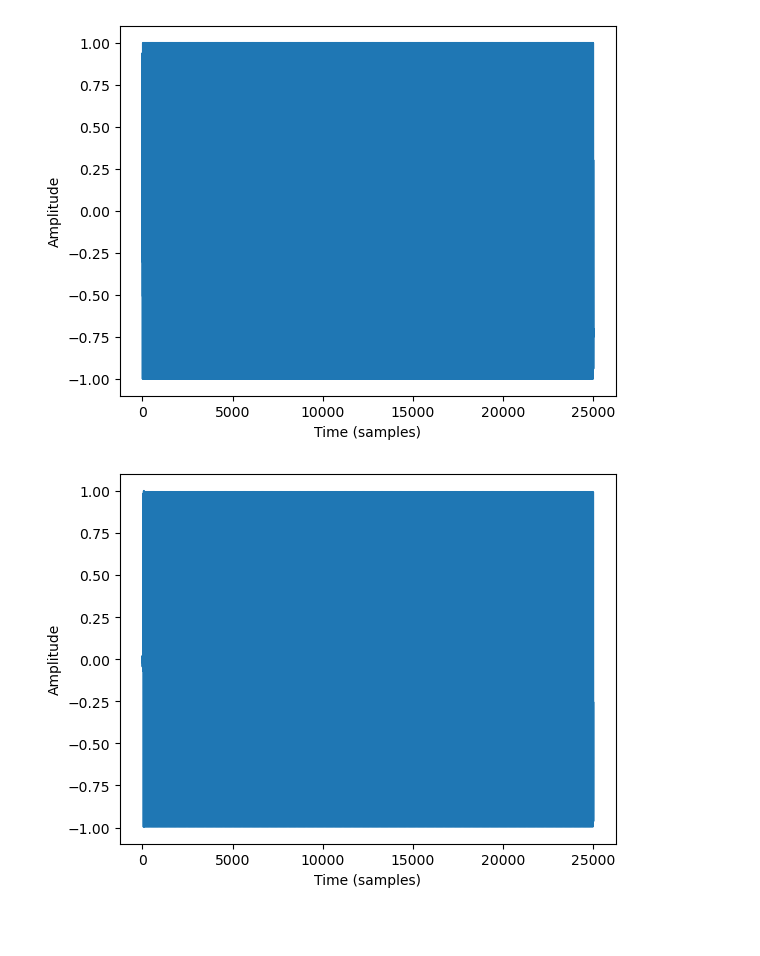
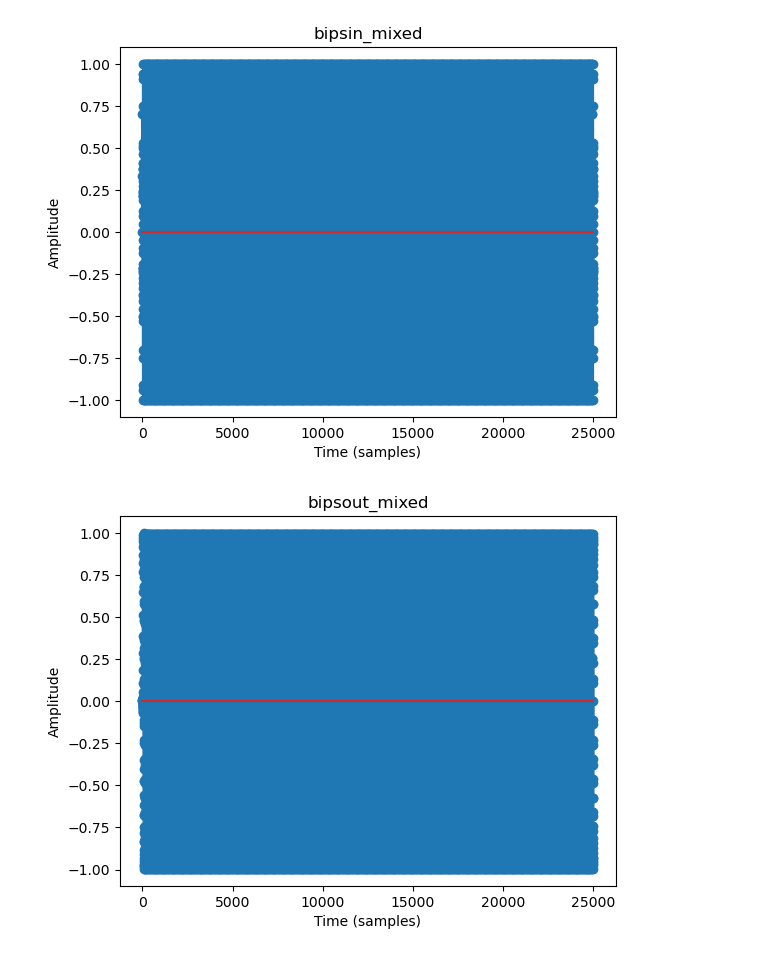
Before and after one commit to vitorfraga12/PDS-Exercicio-Computacional-2, a Jupyter notebook: Questao3.ipynb, the cells around one changed output. Cells and saved outputs as stored; diff of their text form; code cells hidden in the pictures; blank space fills up the shorter version.

```diff
--- a/Questao3.ipynb
+++ b/Questao3.ipynb
@@ -6,18 +6,20 @@ import sounddevice as sd
 # %%
 bipsin_mixed, fs = librosa.load('bipsin_mixed.wav', sr=None)
 bipsout_mixed, fs = librosa.load('bipsout_mixed.wav', sr=None)
 
-plt.plot(bipsin_mixed)
+plt.stem(bipsin_mixed)
 plt.xlabel('Time (samples)')
 plt.ylabel('Amplitude')
+plt.title('bipsin_mixed')
 plt.show()
 
-plt.plot(bipsout_mixed)
+plt.stem(bipsout_mixed)
 plt.xlabel('Time (samples)')
 plt.ylabel('Amplitude')
+plt.title('bipsout_mixed')
 plt.show()
 # %% [output]
-[figure, old version]
+[figure, new version]
-[figure, old version]
+[figure, new version]
 # %%
 fft_bipsin_mixed = np.fft.fft(bipsin_mixed)
```
Also changed, not shown: parts of 6 cells of this notebook, 4 other files.
